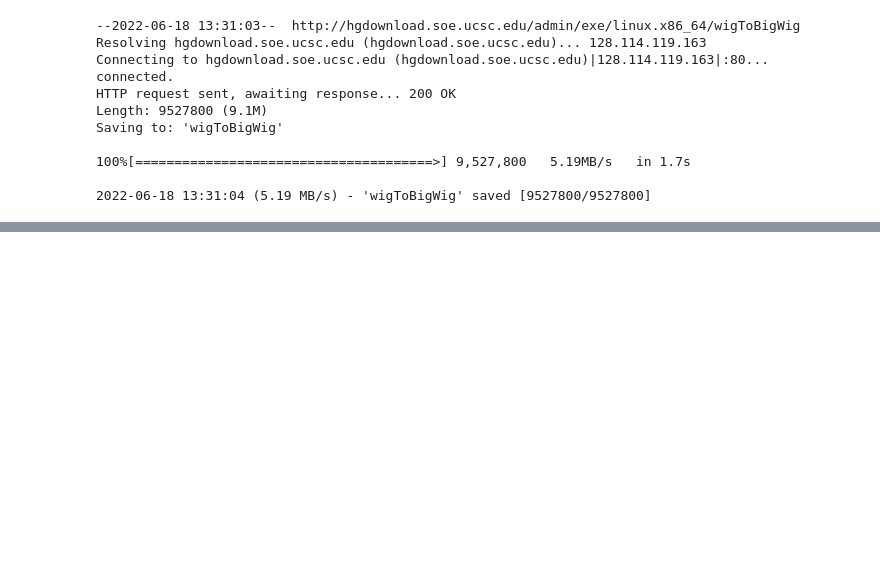
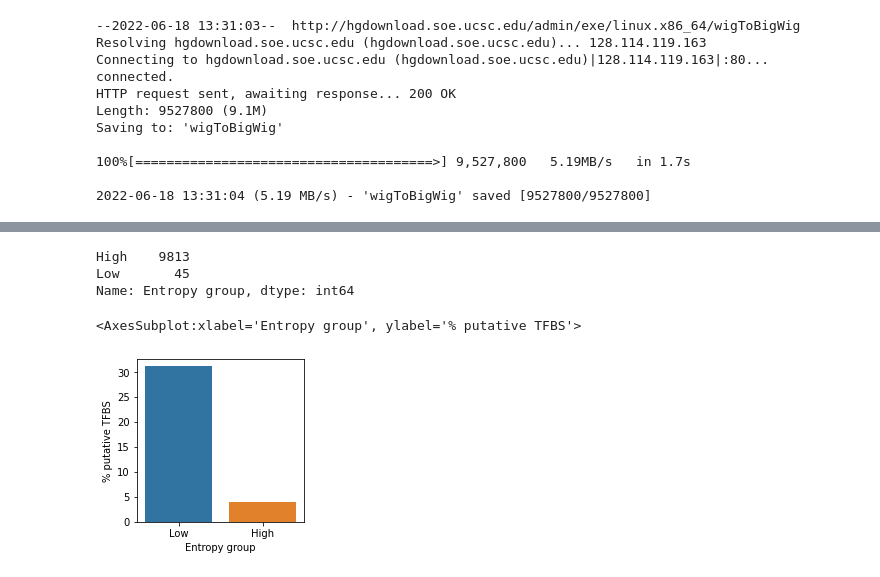
Before and after one commit to songlab-cal/gpn, a Jupyter notebook: analysis/mlm/plot_perplexity_small_region.ipynb, the cells around one changed output, grey strips where cells are left out. Drawn from its saved outputs; the diff is of its cells as text; code cells hidden in the pictures; blank space fills up the shorter version.

```diff
--- a/analysis/mlm/plot_perplexity_small_region.ipynb
+++ b/analysis/mlm/plot_perplexity_small_region.ipynb
@@ -375,0 +758,5 @@ Chr5    26975502
+# %%
+win_entropy = bf.coverage(win_entropy, funtfbs)
+win_entropy["funtfbs"] = (win_entropy.coverage >= min_coverage)
+win_entropy.drop(columns="coverage", inplace=True)
+win_entropy
@@ -375,0 +777,5 @@ Chr5    26975502
+# %%
+win_entropy = bf.coverage(win_entropy, motif_ce)
+win_entropy["motif_ce"] = (win_entropy.coverage >= min_coverage)
+win_entropy.drop(columns="coverage", inplace=True)
+win_entropy
@@ -375,0 +828,25 @@ Chr5    26975502
+# %%
+win_entropy["Entropy group"] = "High"
+#win_entropy.loc[np.arange(100), "Entropy group"] = "Low"
+win_entropy.loc[win_entropy.entropy < 1.0, "Entropy group"] = "Low"
+win_entropy["Entropy group"].value_counts()
+# %% [output]
+High    9813
+Low       45
+Name: Entropy group, dtype: int64
+# %%
+win_entropy["Putative TFBS"] = win_entropy.funtfbs | win_entropy.motif_ce
+win_entropy["% putative TFBS"] = 100 * win_entropy["Putative TFBS"]
+# %%
+plt.figure(figsize=(3,3))
+sns.barplot(
+    data=win_entropy,
+    x="Entropy group",
+    y="% putative TFBS",
+    ci=None,
+)
+# can get p-value with Fisher's exact test
+# to get more significance need to expand the region
+# %% [output]
+<AxesSubplot:xlabel='Entropy group', ylabel='% putative TFBS'>
+[figure, added]
```
Also changed, not shown: parts of 41 cells of this notebook.
